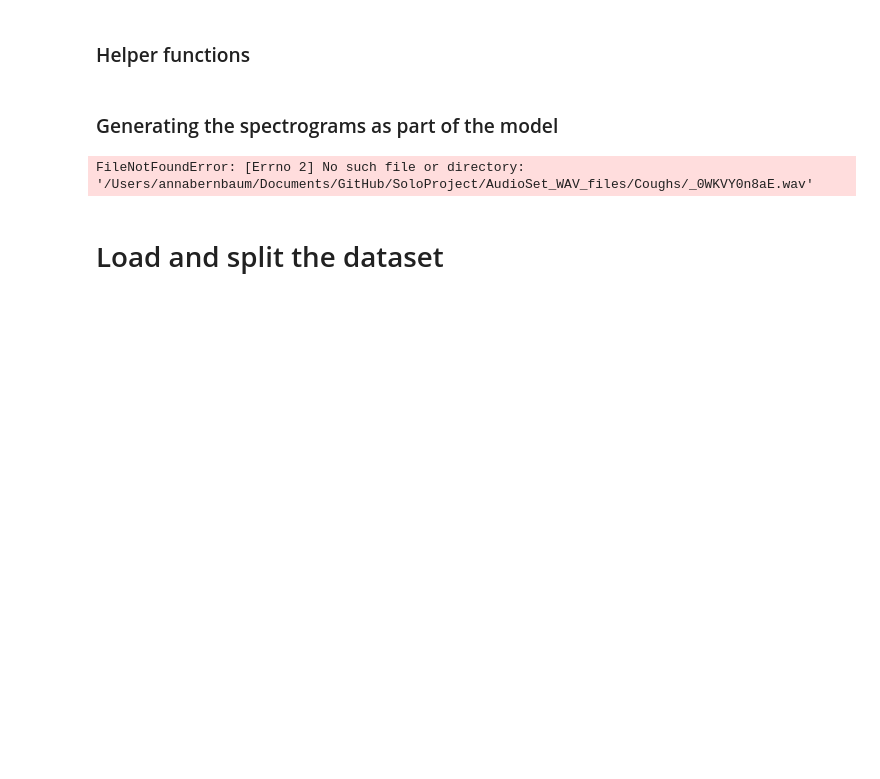
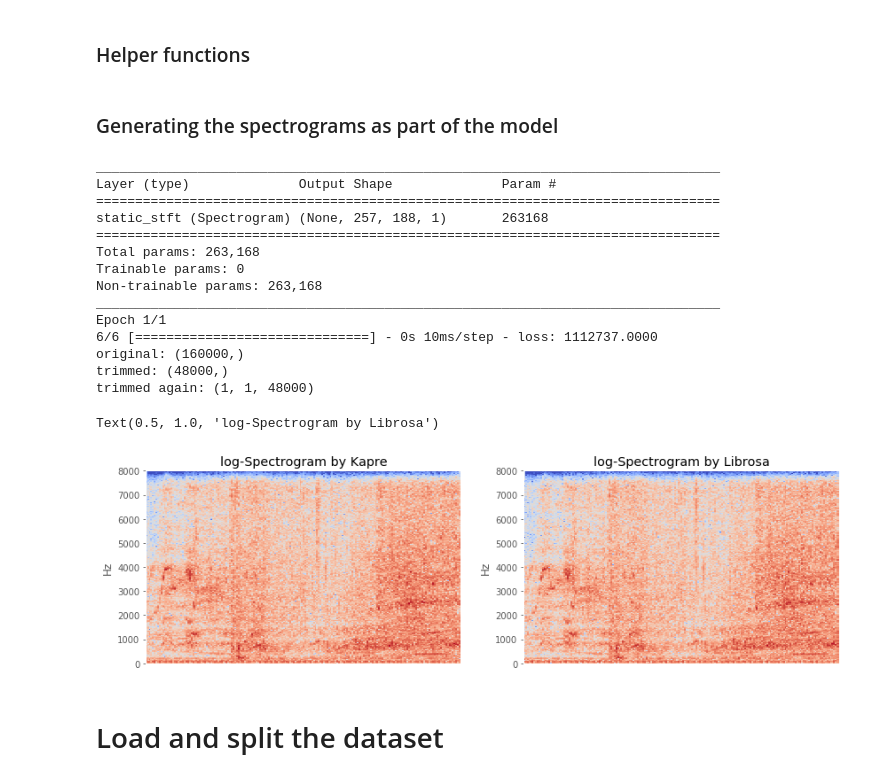
Before and after one commit to AnnaBernbaum/SoloProject, a Jupyter notebook: Machine Learning.ipynb, the cells around one changed output. Cells and saved outputs as stored; diff of their text form; code cells hidden in the pictures; blank space fills up the shorter version.

```diff
--- a/Machine Learning.ipynb
+++ b/Machine Learning.ipynb
@@ -74,7 +74,7 @@ def check_model(model):
 # function to plot spectrogram
 def visualise_model(model, logam=False):
     n_ch, nsp_src = model.input_shape[1:]
-    src, _ = librosa.load('../SoloProject/AudioSet_WAV_files/Coughs/_0WKVY0n8aE.wav', sr=SR, mono=True)
+    src, _ = librosa.load('../SoloProject/AudioSet_WAV_files/Speech/0oLuOoKzIbI.wav', sr=SR, mono=True)
     print("original:", src.shape)
     src = src[:nsp_src]  # making the clip the specified length
     print("trimmed:", src.shape)
@@ -96,28 +96,43 @@ def visualise_model(model, logam=False):
 ### Generating the spectrograms as part of the model
 # %%
 SR = 16000
-src_cute, _ = librosa.load('../SoloProject/AudioSet_WAV_files/Coughs/_0WKVY0n8aE.wav', sr=SR, mono=True)
+src_cute, _ = librosa.load('../SoloProject/AudioSet_WAV_files/Speech/0oLuOoKzIbI.wav', sr=SR, mono=True)
 
 src = np.random.random((1, SR * 3))
 
 input_shape = (1, SR)
 
 model = keras.Sequential()
 model.add(Spectrogram(n_dft=512, n_hop=256, input_shape=src.shape,
           return_decibel_spectrogram=False, power_spectrogram=2.0,
           trainable_kernel=False, name='static_stft'))
 
 check_model(model)
 plt.figure(figsize=(14, 4))
 plt.subplot(1, 2, 1)
 plt.title('log-Spectrogram by Kapre')
 visualise_model(model, logam=True)
 plt.subplot(1, 2, 2)
 display.specshow(librosa.power_to_db(np.abs(librosa.stft(src_cute[: SR * 3], 512, 256)) ** 2, ref=1.0),
                          y_axis='linear', sr=SR)
 plt.title('log-Spectrogram by Librosa')
 # %% [output]
-FileNotFoundError: [Errno 2] No such file or directory: '/Users/annabernbaum/Documents/GitHub/SoloProject/AudioSet_WAV_files/Coughs/_0WKVY0n8aE.wav'
+________________________________________________________________________________
+Layer (type)              Output Shape              Param #
+================================================================================
+static_stft (Spectrogram) (None, 257, 188, 1)       263168
+================================================================================
+Total params: 263,168
+Trainable params: 0
+Non-trainable params: 263,168
+________________________________________________________________________________
+Epoch 1/1
+6/6 [==============================] - 0s 10ms/step - loss: 1112737.0000
+original: (160000,)
+trimmed: (48000,)
+trimmed again: (1, 1, 48000)
+Text(0.5, 1.0, 'log-Spectrogram by Librosa')
+[figure, added]
 # %% [markdown]
 # Load and split the dataset
 # %%
```
Also changed, not shown: parts of 7 cells of this notebook, 2 other files.
